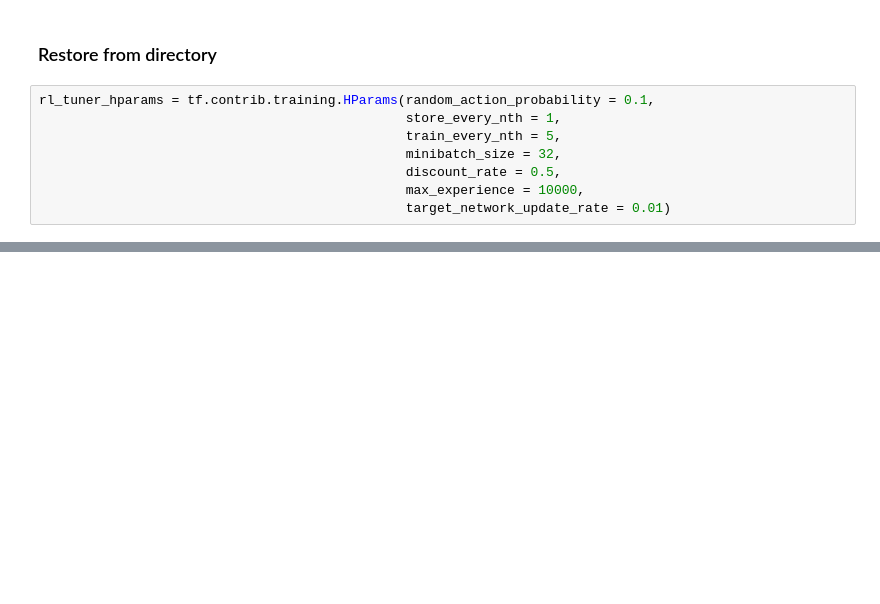
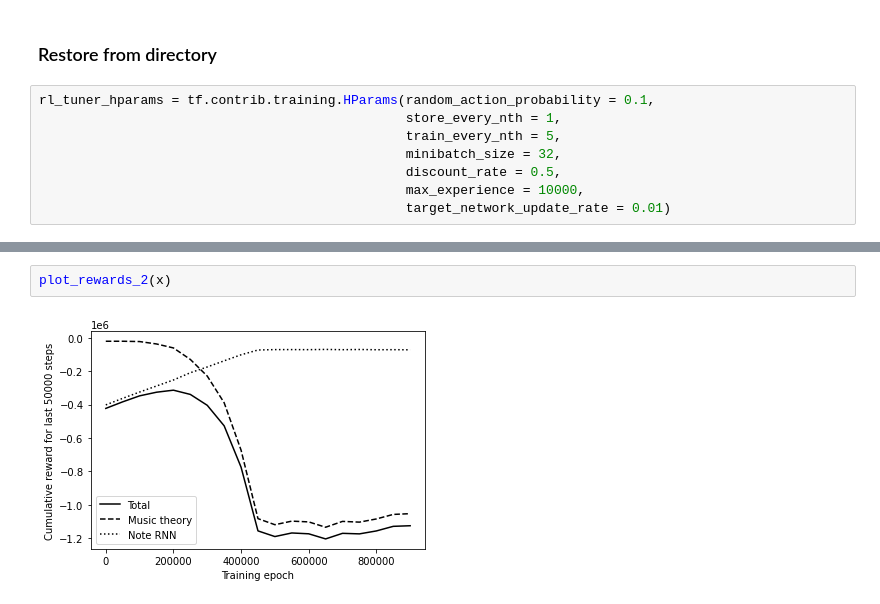
Before and after one commit to MirkoNJ/generating-music-tf-1, a Jupyter notebook: notebooks/DRL_with_RL_Tuner.ipynb, the cells around one changed output, grey strips where cells are left out. Cells and saved outputs as stored; diff of their text form; blank space fills up the shorter version.

```diff
--- a/notebooks/DRL_with_RL_Tuner.ipynb
+++ b/notebooks/DRL_with_RL_Tuner.ipynb
@@ -237,0 +309,4 @@ x.restore_from_directory(Checkpoint_Directory+DRL_ckpt_dir_name,'model_full_no_c
+# %%
+plot_rewards_2(x)
+# %% [output]
+[figure, added]
```
Also changed, not shown: parts of 20 cells of this notebook, 12 other files.
